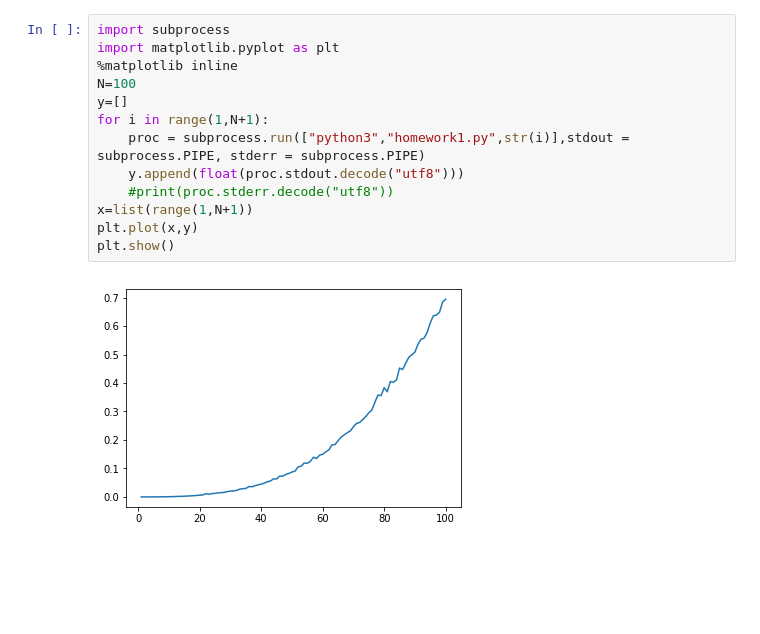
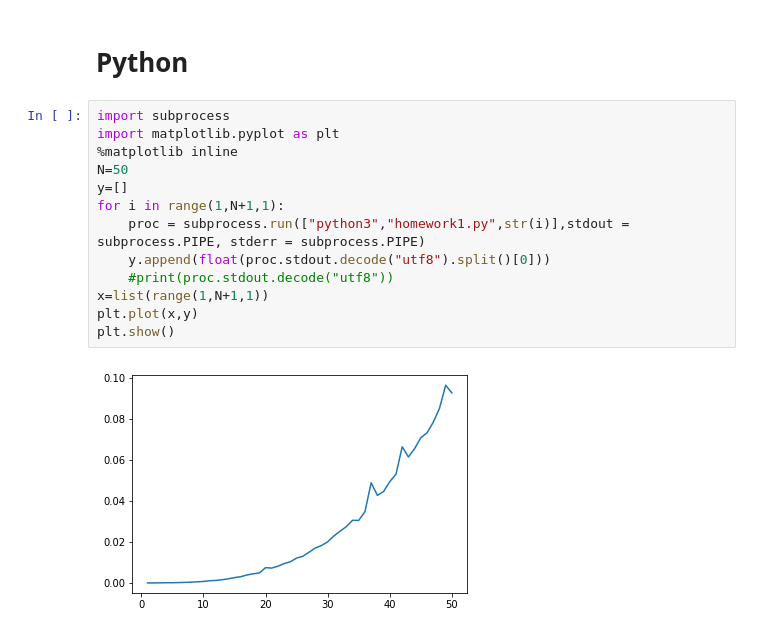
Before and after one commit to rayofhopejp/STEP2020, a Jupyter notebook: day02/homework1.ipynb, the cells around one changed output. Cells and saved outputs as stored; diff of their text form; blank space fills up the shorter version.

```diff
--- a/day02/homework1.ipynb
+++ b/day02/homework1.ipynb
@@ -1,15 +1,17 @@
+# %% [markdown]
+# Python
 # %%
 import subprocess
 import matplotlib.pyplot as plt
 %matplotlib inline
-N=100
+N=50
 y=[]
-for i in range(1,N+1):
+for i in range(1,N+1,1):
     proc = subprocess.run(["python3","homework1.py",str(i)],stdout = subprocess.PIPE, stderr = subprocess.PIPE)
-    y.append(float(proc.stdout.decode("utf8")))
-    #print(proc.stderr.decode("utf8"))
-x=list(range(1,N+1))
+    y.append(float(proc.stdout.decode("utf8").split()[0]))
+    #print(proc.stdout.decode("utf8"))
+x=list(range(1,N+1,1))
 plt.plot(x,y)
 plt.show()
 # %% [output]
-[figure, old version]
+[figure, new version]
```
Also changed, not shown: parts of 4 cells of this notebook, 5 other files.
